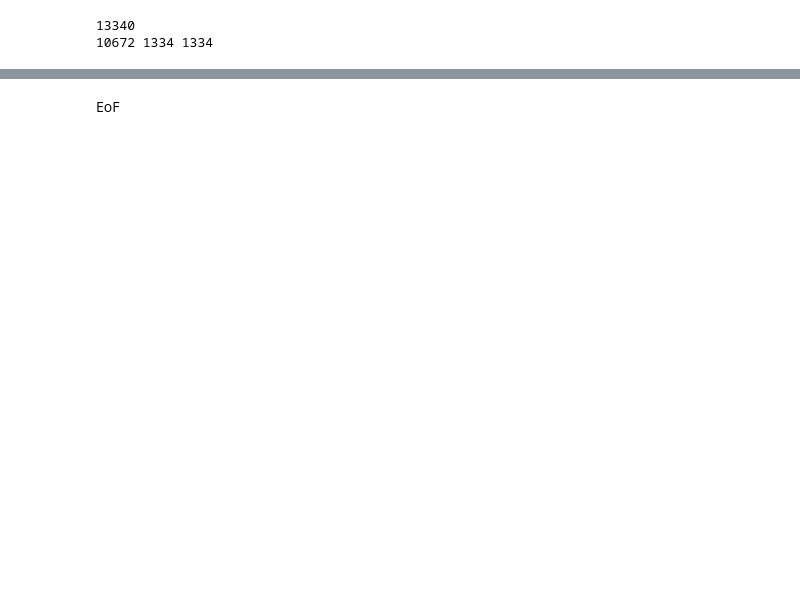
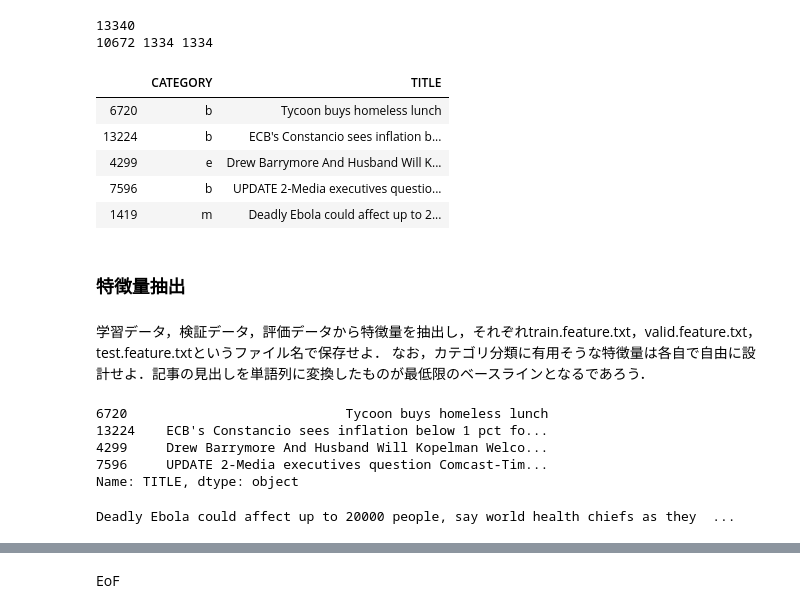
Before and after one commit to y14a-chikuwa/nlp_100_knocks, a Jupyter notebook: src/Ch06.ipynb, the cells around one changed output, grey strips where cells are left out. Cells and saved outputs as stored; diff of their text form; code cells hidden in the pictures; blank space fills up the shorter version.

```diff
--- a/src/Ch06.ipynb
+++ b/src/Ch06.ipynb
@@ -130,3 +139,29 @@ assert len(data) == len(train_data) + len(valid_data) + len(test_data), 'ERROR!'
 train_data.to_csv('../env/ref/ch06_train.txt', header=True, index=None, sep='\t')
 valid_data.to_csv('../env/ref/ch06_valid.txt', header=True, index=None, sep='\t')
 test_data.to_csv('../env/ref/ch06_test.txt', header=True, index=None, sep='\t')
+# %%
+train_data.head()
+# %% [output]
+|  | CATEGORY | TITLE |
+| 6720 | b | Tycoon buys homeless lunch |
+| 13224 | b | ECB's Constancio sees inflation b... |
+| 4299 | e | Drew Barrymore And Husband Will K... |
+| 7596 | b | UPDATE 2-Media executives questio... |
+| 1419 | m | Deadly Ebola could affect up to 2... |
+# %% [markdown]
+### 特徴量抽出
+# %% [markdown]
+学習データ，検証データ，評価データから特徴量を抽出し，それぞれtrain.feature.txt，valid.feature.txt，test.feature.txtというファイル名で保存せよ． なお，カテゴリ分類に有用そうな特徴量は各自で自由に設計せよ．記事の見出しを単語列に変換したものが最低限のベースラインとなるであろう．
+# %%
+train_data['TITLE'][:4]
+# %% [output]
+6720                            Tycoon buys homeless lunch
+13224    ECB's Constancio sees inflation below 1 pct fo...
+4299     Drew Barrymore And Husband Will Kopelman Welco...
+7596     UPDATE 2-Media executives question Comcast-Tim...
+Name: TITLE, dtype: object
+# %%
+sample_text = train_data.iloc[4,:].iloc[-1]
+print(sample_text)
+# %% [output]
+Deadly Ebola could affect up to 20000 people, say world health chiefs as they  ...
```
Also changed, not shown: parts of 27 cells of this notebook, 3 other files.
